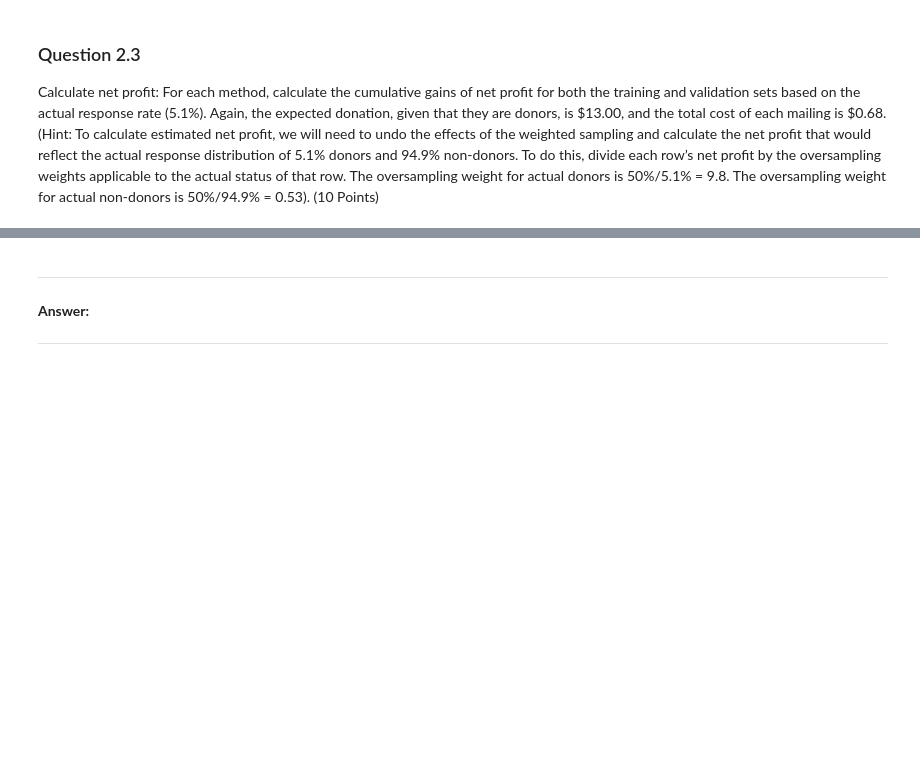
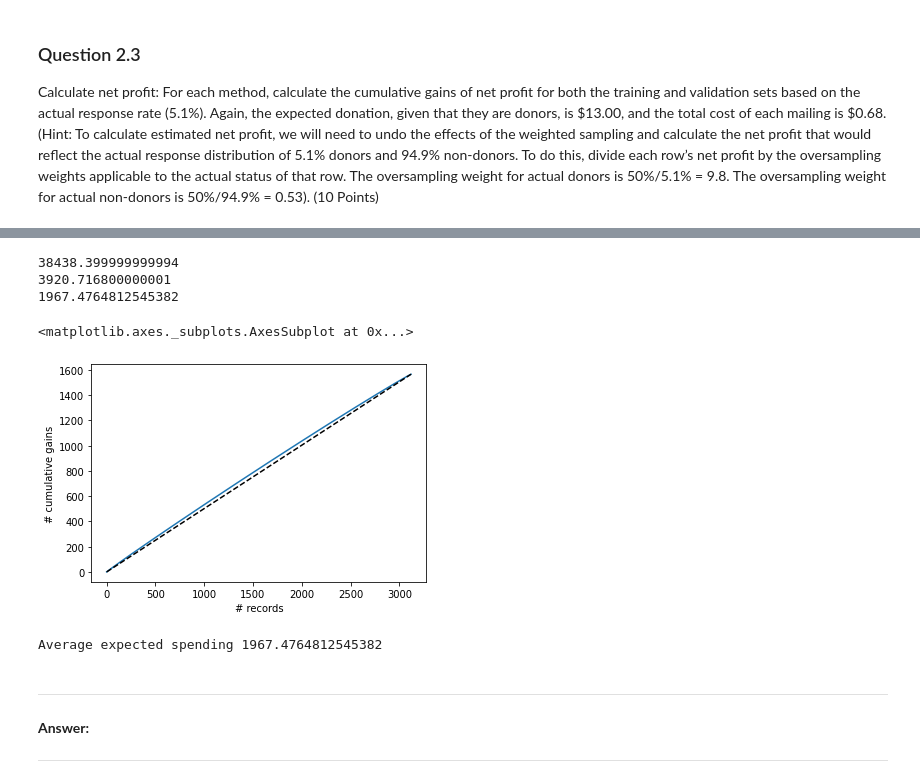
Before and after one commit to zachfreitas/ADS_505_Applied_Data_Sci_for_Business-, a Jupyter notebook: Module_4/Assignment_4/Assignment_4.ipynb, the cells around one changed output, grey strips where cells are left out. Drawn from its saved outputs; the diff is of its cells as text; code cells hidden in the pictures; blank space fills up the shorter version.

```diff
--- a/Module_4/Assignment_4/Assignment_4.ipynb
+++ b/Module_4/Assignment_4/Assignment_4.ipynb
@@ -145,0 +240,11 @@ Calculate net profit: For each method, calculate the cumulative gains of net pro
+# %%
+X_norm = scaler.transform(X)
+
+lr_proba = lr.predict_proba(X_norm)
+lr_result = pd.DataFrame({'actual': y.astype("int64"),
+                            'p(0)': [p[0] for p in lr_proba],
+                            'p(1)': [p[1] for p in lr_proba],
+                            'predicted': lr.predict(X_norm)
+                          })
+
+lr_result
@@ -145,0 +265,16 @@ Calculate net profit: For each method, calculate the cumulative gains of net pro
+# %%
+# Logistic Regression
+scoreAnalysis = df_copy.join(lr_result)
+orig_response_rate = 0.051
+avgRevenue = 13.0
+avgCost = 0.68
+avg_profit = avgRevenue - avgCost
+response_rate = orig_response_rate/0.5
+rr = response_rate
+scoreAnalysis['donationProbability'] = lr.predict_proba(X_norm)[:,1]
+scoreAnalysis['avg_profit'] = avg_profit
+scoreAnalysis['adjustedSpendingPrediction'] = response_rate * scoreAnalysis['avg_profit']
+scoreAnalysis['expectedSpending'] = scoreAnalysis['donationProbability'] * scoreAnalysis['adjustedSpendingPrediction']
+
+
+scoreAnalysis
@@ -146,3 +295,24 @@ Calculate net profit: For each method, calculate the cumulative gains of net pro
+# %%
+
+print(scoreAnalysis['avg_profit'].sum())
+print(scoreAnalysis['adjustedSpendingPrediction'].sum())
+print(scoreAnalysis['expectedSpending'].sum())
+# %% [output]
+38438.399999999994
+3920.716800000001
+1967.4764812545382
+# %%
+full_result = scoreAnalysis.sort_values(by=['expectedSpending'], ascending=False)
+gainsChart(full_result.donationProbability	)
+# %% [output]
+<matplotlib.axes._subplots.AxesSubplot at 0x...>
+[figure, added]
+# %%
+# Expected profit
+averageSpending = scoreAnalysis['expectedSpending'].sum()
+print('Average expected spending', averageSpending)
+# %% [output]
+Average expected spending 1967.4764812545382
 # %% [markdown]
 ---
 **Answer:** <br>
```
Also changed, not shown: parts of 65 cells of this notebook.
